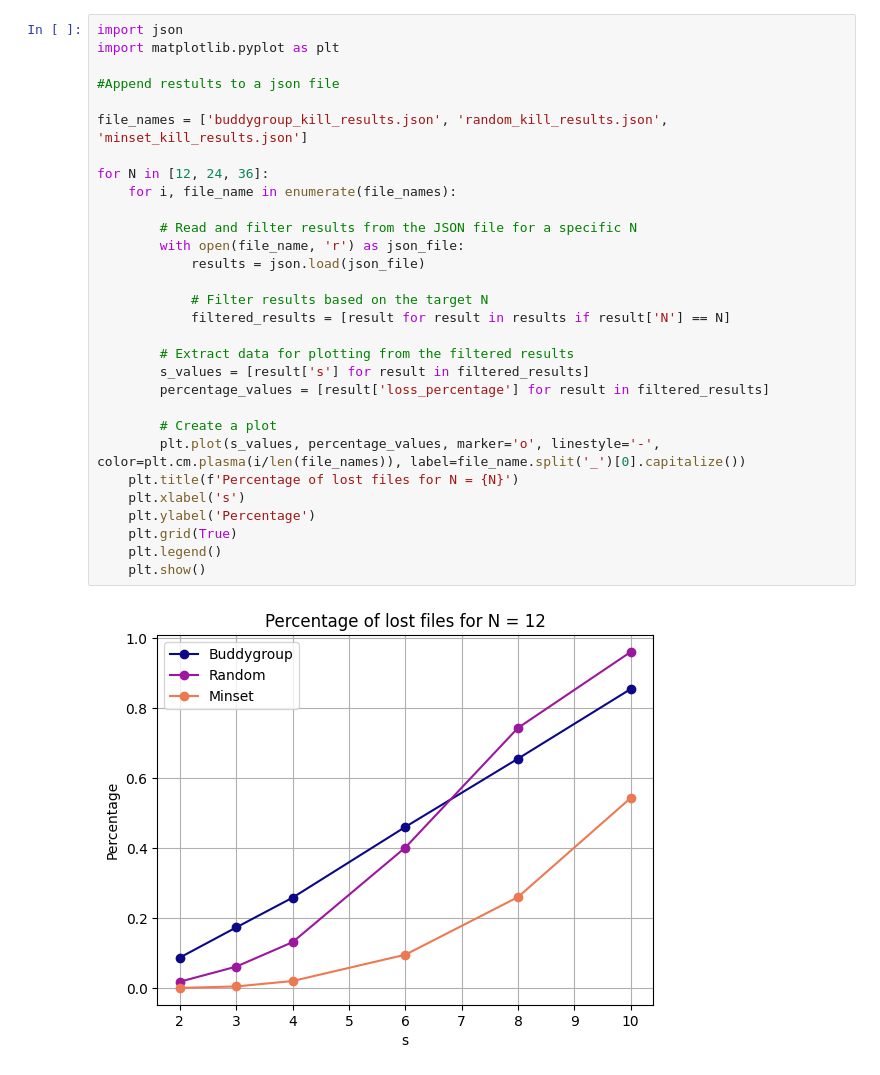
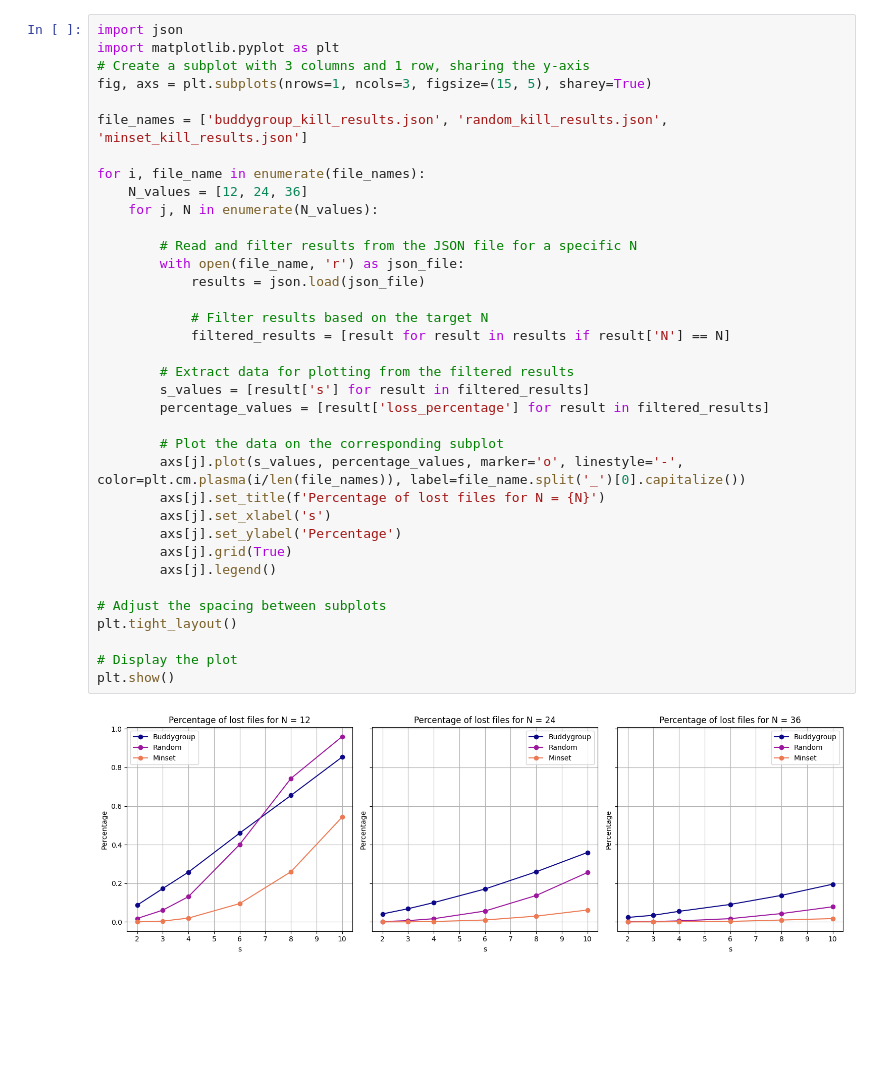
Before and after one commit to Rasmus-M-C/Distributed-Project, a Jupyter notebook: Week6/plot_kill_result.ipynb, the cells around one changed output. Saved outputs shown, nothing was run; the diff lists cells and outputs as text; blank space fills up the shorter version.

```diff
--- a/Week6/plot_kill_result.ipynb
+++ b/Week6/plot_kill_result.ipynb
@@ -1,32 +1,38 @@
 # %%
 import json
 import matplotlib.pyplot as plt
-
-#Append restults to a json file
+# Create a subplot with 3 columns and 1 row, sharing the y-axis
+fig, axs = plt.subplots(nrows=1, ncols=3, figsize=(15, 5), sharey=True)
 
 file_names = ['buddygroup_kill_results.json', 'random_kill_results.json', 'minset_kill_results.json']
 
-for N in [12, 24, 36]:
-    for i, file_name in enumerate(file_names):
+for i, file_name in enumerate(file_names):
+    N_values = [12, 24, 36]
+    for j, N in enumerate(N_values):
 
         # Read and filter results from the JSON file for a specific N
         with open(file_name, 'r') as json_file:
             results = json.load(json_file)
 
             # Filter results based on the target N
             filtered_results = [result for result in results if result['N'] == N]
 
         # Extract data for plotting from the filtered results
         s_values = [result['s'] for result in filtered_results]
         percentage_values = [result['loss_percentage'] for result in filtered_results]
 
-        # Create a plot
-        plt.plot(s_values, percentage_values, marker='o', linestyle='-', color=plt.cm.plasma(i/len(file_names)), label=file_name.split('_')[0].capitalize())
-    plt.title(f'Percentage of lost files for N = {N}')
-    plt.xlabel('s')
-    plt.ylabel('Percentage')
-    plt.grid(True)
-    plt.legend()
-    plt.show()
+        # Plot the data on the corresponding subplot
+        axs[j].plot(s_values, percentage_values, marker='o', linestyle='-', color=plt.cm.plasma(i/len(file_names)), label=file_name.split('_')[0].capitalize())
+        axs[j].set_title(f'Percentage of lost files for N = {N}')
+        axs[j].set_xlabel('s')
+        axs[j].set_ylabel('Percentage')
+        axs[j].grid(True)
+        axs[j].legend()
+
+# Adjust the spacing between subplots
+plt.tight_layout()
+
+# Display the plot
+plt.show()
 # %% [output]
-[figure, old version]
+[figure, new version]
```
Also changed, not shown: parts of 1 cell of this notebook.
